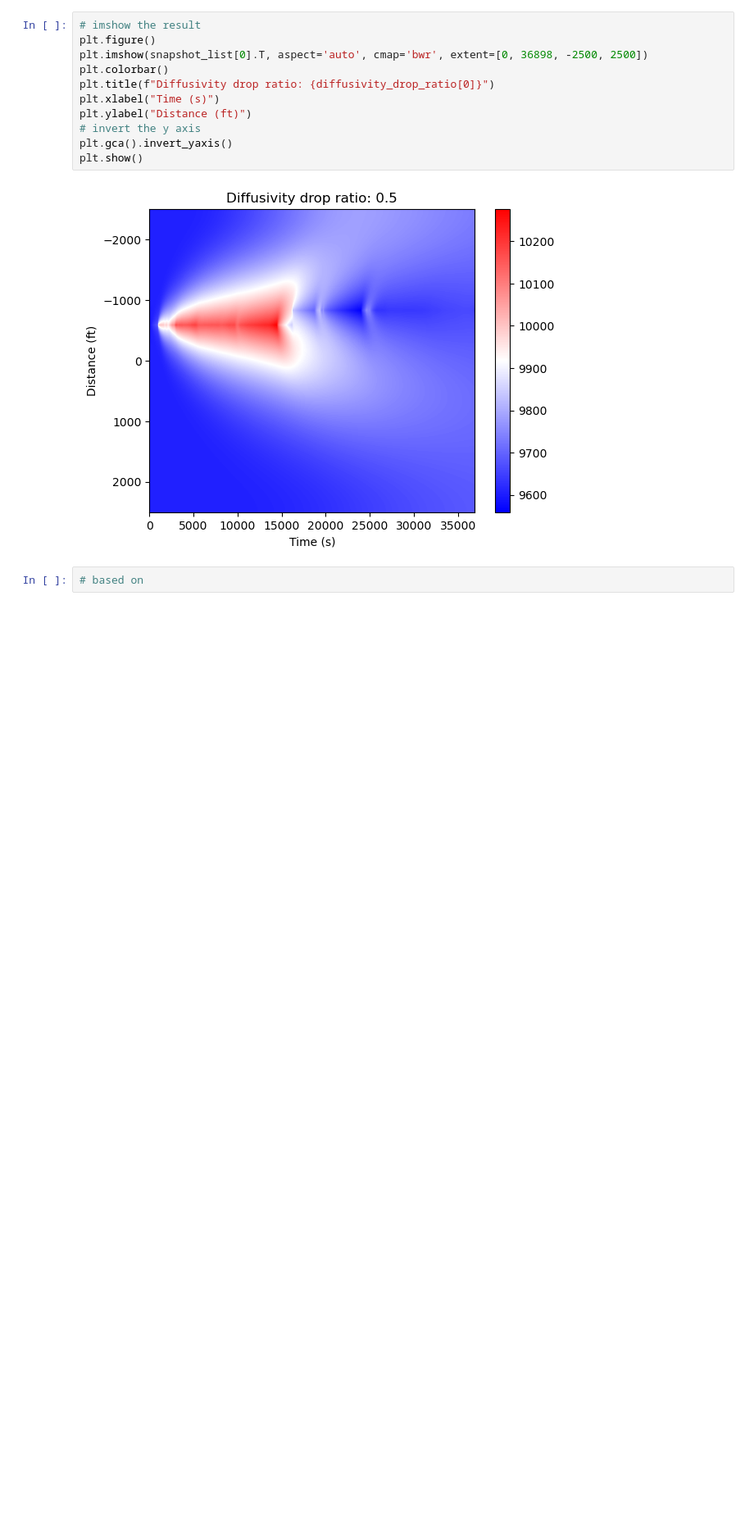
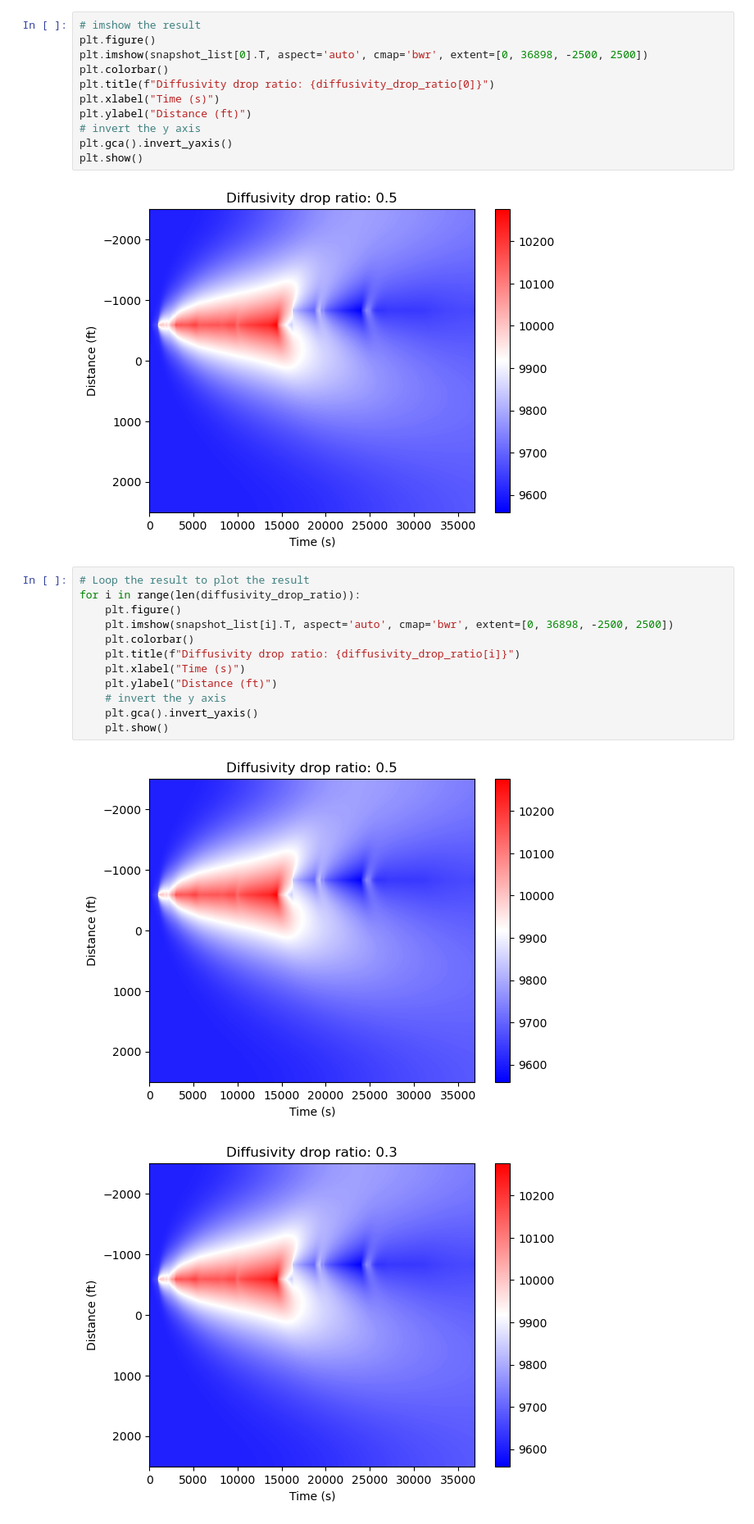
Before and after one commit to shenyaojin/well_leakage_physical_model, a Jupyter notebook: 062_perm_model_alternative.ipynb, the cells around one changed output. Shown at 82% size. Cells and saved outputs as stored; diff of their text form; blank space fills up the shorter version.

```diff
--- a/062_perm_model_alternative.ipynb
+++ b/062_perm_model_alternative.ipynb
@@ -473,4 +433,17 @@ plt.show()
 # %% [output]
 [figure]
 # %%
-# based on
+# Loop the result to plot the result
+for i in range(len(diffusivity_drop_ratio)):
+    plt.figure()
+    plt.imshow(snapshot_list[i].T, aspect='auto', cmap='bwr', extent=[0, 36898, -2500, 2500])
+    plt.colorbar()
+    plt.title(f"Diffusivity drop ratio: {diffusivity_drop_ratio[i]}")
+    plt.xlabel("Time (s)")
+    plt.ylabel("Distance (ft)")
+    # invert the y axis
+    plt.gca().invert_yaxis()
+    plt.show()
+# %% [output]
+[figure, added]
+[figure, added]
```
Also changed, not shown: parts of 5 cells of this notebook, 1 other file.
